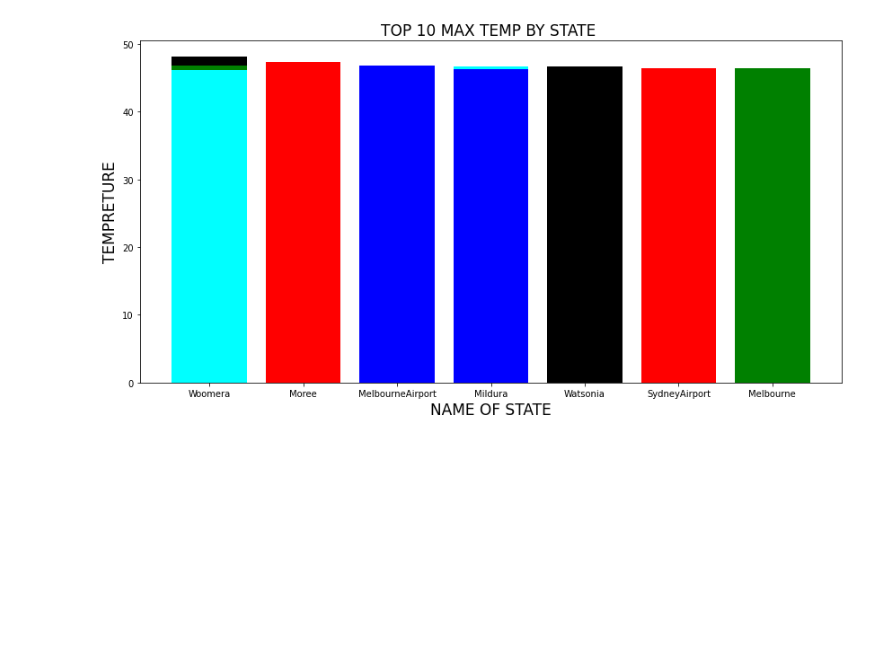
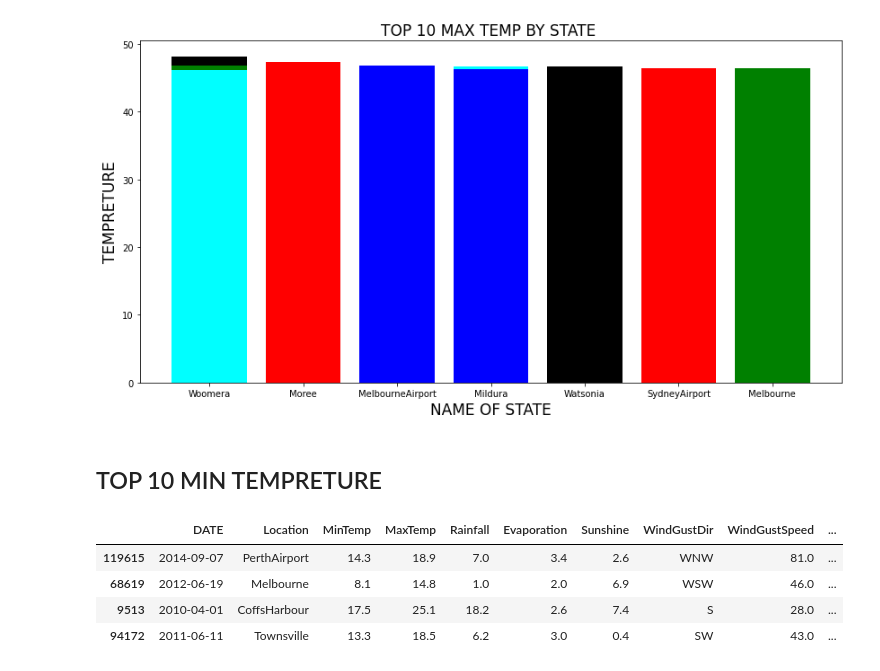
Before and after one commit to AlimamHu/Tomorrow_WILL_or_not, a Jupyter notebook: will rain or not.ipynb, the cells around one changed output. Saved outputs shown, nothing was run; the diff lists cells and outputs as text; code cells hidden in the pictures; blank space fills up the shorter version.

```diff
--- a/will rain or not.ipynb
+++ b/will rain or not.ipynb
@@ -296,3 +307,13 @@ plt.ylabel('TEMPRETURE',fontsize=17)
 plt.show()
 # %% [output]
 [figure]
+# %% [markdown]
+##  TOP 10 MIN TEMPRETURE
+# %%
+weather_data.sample(4)
+# %% [output]
+|  | DATE | Location | MinTemp | MaxTemp | Rainfall | Evaporation | Sunshine | WindGustDir | WindGustSpeed | ... |
+| 119615 | 2014-09-07 | PerthAirport | 14.3 | 18.9 | 7.0 | 3.4 | 2.6 | WNW | 81.0 | ... |
+| 68619 | 2012-06-19 | Melbourne | 8.1 | 14.8 | 1.0 | 2.0 | 6.9 | WSW | 46.0 | ... |
+| 9513 | 2010-04-01 | CoffsHarbour | 17.5 | 25.1 | 18.2 | 2.6 | 7.4 | S | 28.0 | ... |
+| 94172 | 2011-06-11 | Townsville | 13.3 | 18.5 | 6.2 | 3.0 | 0.4 | SW | 43.0 | ... |
```
Also changed, not shown: parts of 7 cells of this notebook.
